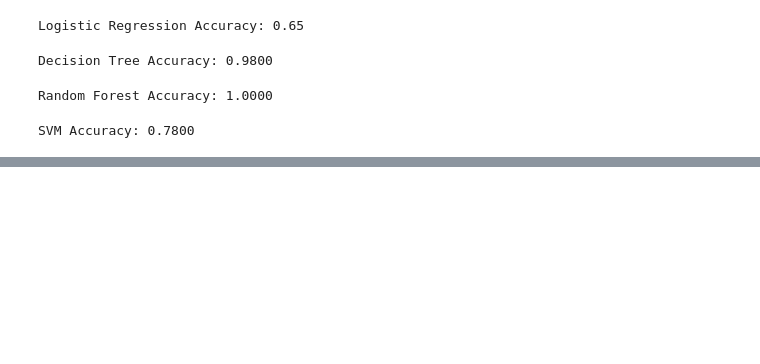
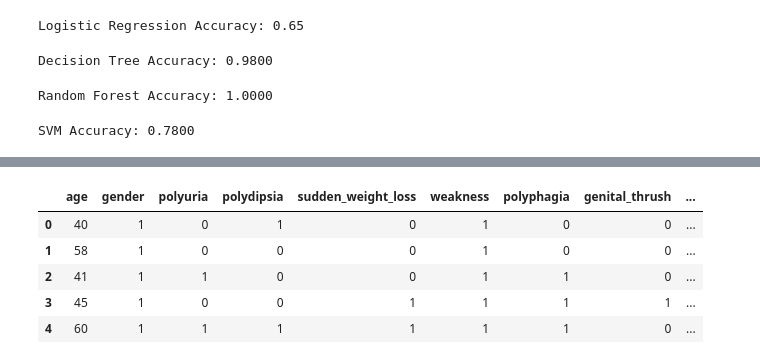
Before and after one commit to herkura/Capstone_Project_SFU, a Jupyter notebook: Capstone/predict.ipynb, the cells around one changed output, grey strips where cells are left out. Cells and saved outputs as stored; diff of their text form; code cells hidden in the pictures; blank space fills up the shorter version.

```diff
--- a/Capstone/predict.ipynb
+++ b/Capstone/predict.ipynb
@@ -64,12 +44,10 @@ import io
 # %%
-# Define your Azure Storage Account details
-STORAGE_ACCOUNT_NAME = "<my storqage account name>"
-STORAGE_ACCOUNT_KEY = "<my account key>"
-CONTAINER_NAME = "<my container name>"
+STORAGE_ACCOUNT_NAME = "healthblobstorage1"
+STORAGE_ACCOUNT_KEY = "cbkNJ8QDyxzF0MNLDphEvBszCcyKGo8wM9GH42+2mm0wPtXueMCGwUspcvh0GI3O1p2BYDo7vTKS+AStihh0ug=="
+CONTAINER_NAME = "healthdata"
 
-# Create a connection string
 connection_string = f"DefaultEndpointsProtocol=https;AccountName={STORAGE_ACCOUNT_NAME};AccountKey={STORAGE_ACCOUNT_KEY};EndpointSuffix=core.windows.net"
 
-# Connect to the blob service
+
 blob_service_client = BlobServiceClient.from_connection_string(connection_string)
 # %%
@@ -566,0 +567,8 @@ SVM Accuracy: 0.7800
+# %%
+blob_client = container_client.get_blob_client("early_diabetes.csv")
+
+downloaded_blob_diabetes_early = blob_client.download_blob()
+csv_data_diabetes_early = downloaded_blob_diabetes_early.readall()
+
+df_diabetes_early = pd.read_csv(io.StringIO(csv_data_diabetes_early.decode('utf-8')))
+print(df_diabetes_early.head(10))
@@ -566,0 +614,15 @@ SVM Accuracy: 0.7800
+# %%
+df_diabetes_early = pd.get_dummies(df_diabetes_early, drop_first=True).astype(int)
+# %%
+df_diabetes_early.columns = df_diabetes_early.columns.str.replace('_Yes', '')
+df_diabetes_early.columns = df_diabetes_early.columns.str.replace('_Male', '')
+df_diabetes_early.columns = df_diabetes_early.columns.str.replace('_Positive', '')
+# %%
+df_diabetes_early.head()
+# %% [output]
+|  | age | gender | polyuria | polydipsia | sudden_weight_loss | weakness | polyphagia | genital_thrush | ... |
+| 0 | 40 | 1 | 0 | 1 | 0 | 1 | 0 | 0 | ... |
+| 1 | 58 | 1 | 0 | 0 | 0 | 1 | 0 | 0 | ... |
+| 2 | 41 | 1 | 1 | 0 | 0 | 1 | 1 | 0 | ... |
+| 3 | 45 | 1 | 0 | 0 | 1 | 1 | 1 | 1 | ... |
+| 4 | 60 | 1 | 1 | 1 | 1 | 1 | 1 | 0 | ... |
```
Also changed, not shown: parts of 114 cells of this notebook.
